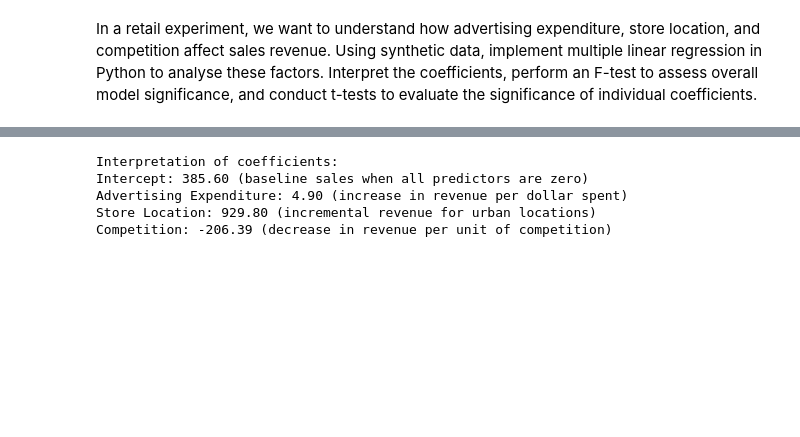
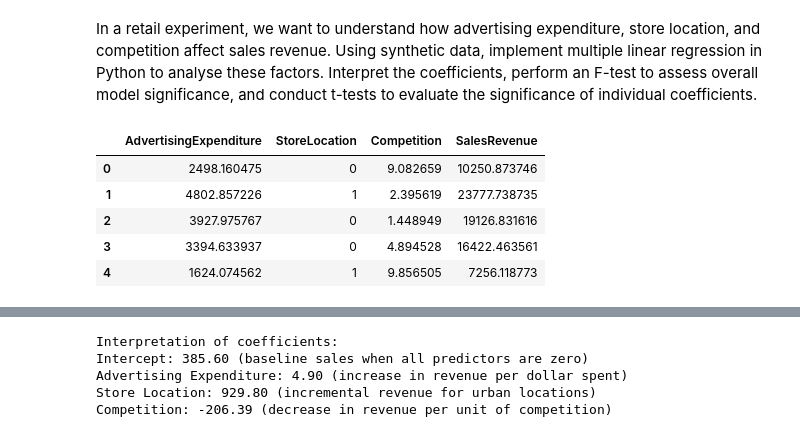
Before and after one commit to Keerthan0811/DV-LAB, a Jupyter notebook: PART_B_PYTHON/PROGRAM 4/main.ipynb, the cells around one changed output, grey strips where cells are left out. Drawn from its saved outputs; the diff is of its cells as text; code cells hidden in the pictures; blank space fills up the shorter version.

```diff
--- a/PART_B_PYTHON/PROGRAM 4/main.ipynb
+++ b/PART_B_PYTHON/PROGRAM 4/main.ipynb
@@ -25,18 +25,26 @@ noise = np.random.normal(0, 500, n_samples)
 # %%
 sales_revenue = (
     true_coefficients[0] * advertising_expenditure +
     true_coefficients[1] * store_location +
     true_coefficients[2] * competition +
     noise
 )
 
 # Create DataFrame
 data = pd.DataFrame({
     'AdvertisingExpenditure': advertising_expenditure,
     'StoreLocation': store_location,
     'Competition': competition,
     'SalesRevenue': sales_revenue
 })
+data.head()
+# %% [output]
+|  | AdvertisingExpenditure | StoreLocation | Competition | SalesRevenue |
+| 0 | 2498.160475 | 0 | 9.082659 | 10250.873746 |
+| 1 | 4802.857226 | 1 | 2.395619 | 23777.738735 |
+| 2 | 3927.975767 | 0 | 1.448949 | 19126.831616 |
+| 3 | 3394.633937 | 0 | 4.894528 | 16422.463561 |
+| 4 | 1624.074562 | 1 | 9.856505 | 7256.118773 |
 # %%
 # Define independent and dependent variables
 X = data[['AdvertisingExpenditure', 'StoreLocation', 'Competition']]
```
Also changed, not shown: parts of 1 cell of this notebook, 5 other files.
